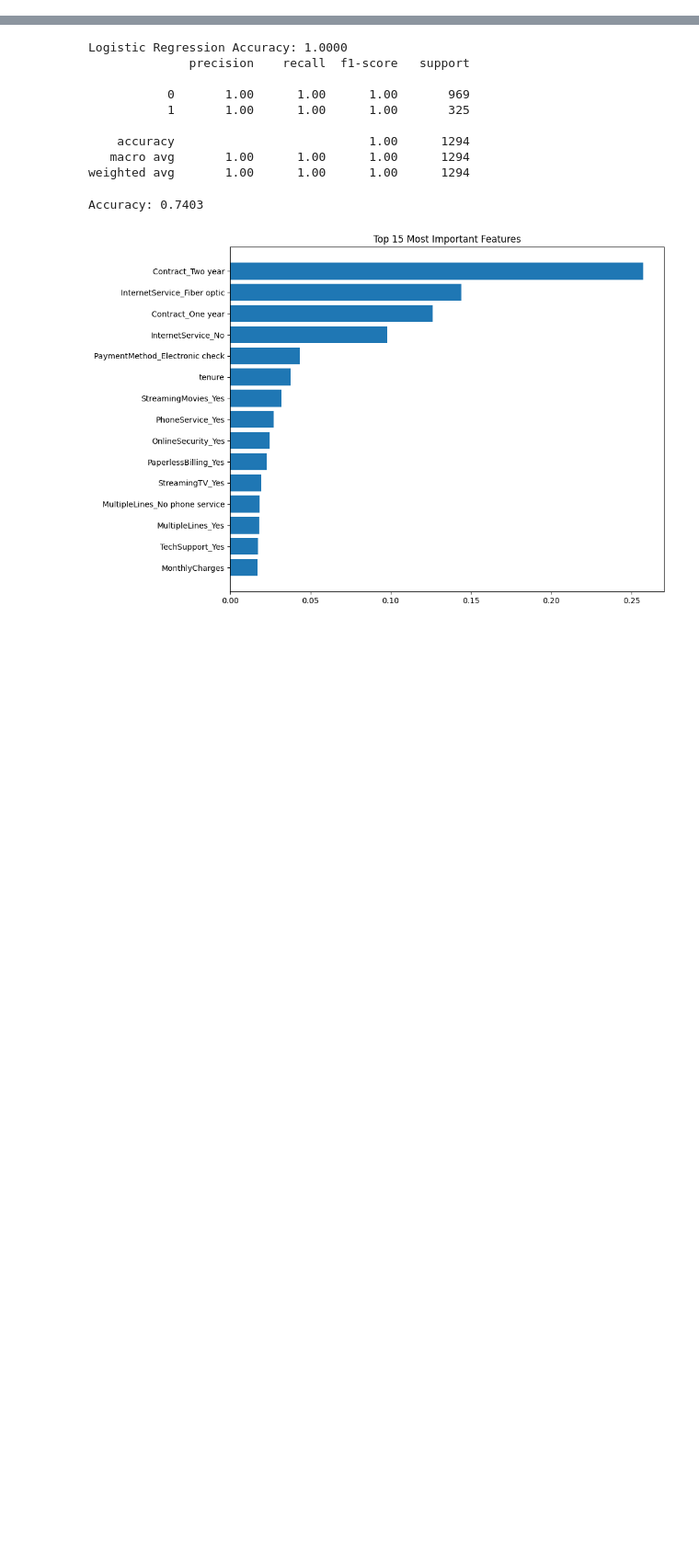
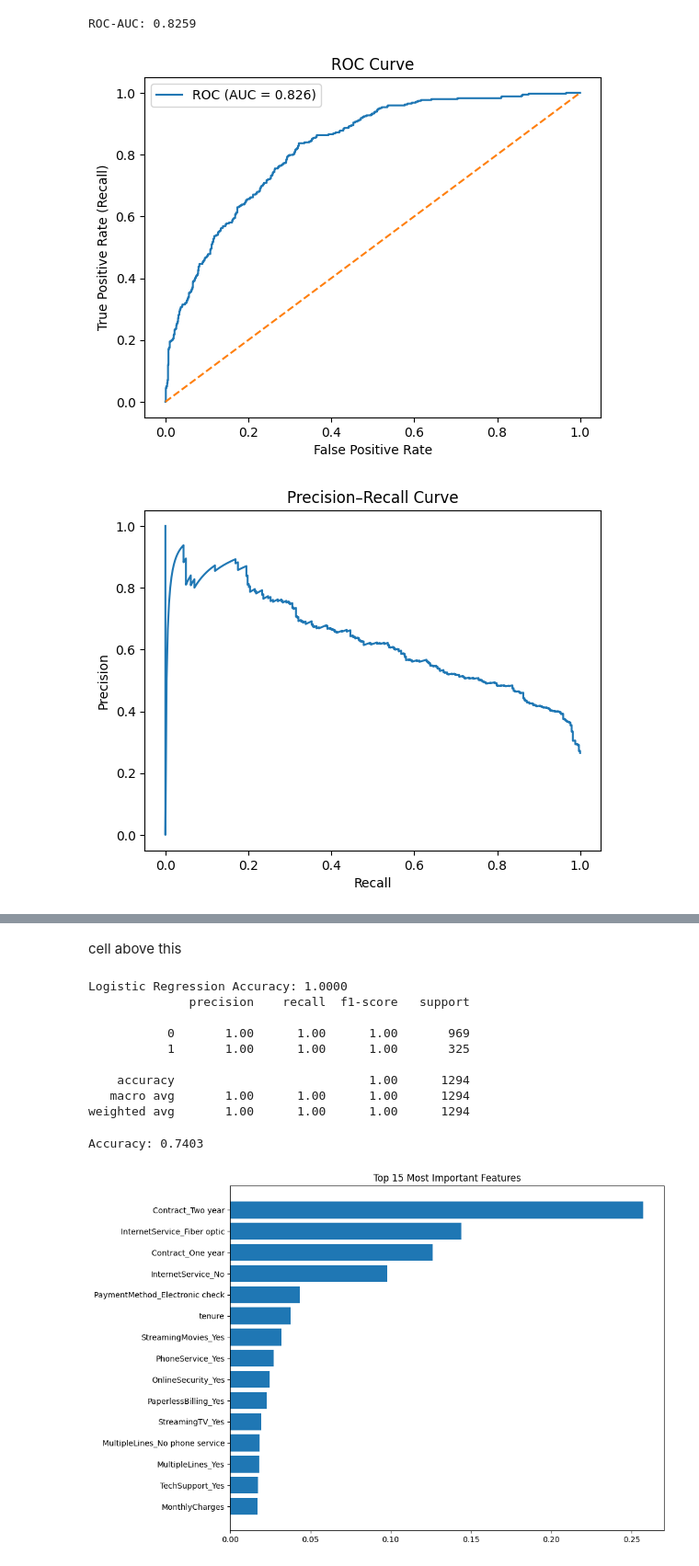
Before and after one commit to shantanu-urgunde-21/ml-dl_bootcamp_project1, a Jupyter notebook: xgboost.ipynb, the cells around one changed output, grey strips where cells are left out. Shown at 92% size. Saved outputs shown, nothing was run; the diff lists cells and outputs as text; code cells hidden in the pictures; blank space fills up the shorter version.

```diff
--- a/xgboost.ipynb
+++ b/xgboost.ipynb
@@ -59,0 +283,63 @@ KeyboardInterrupt:
+# %%
+from sklearn.metrics import roc_curve, precision_recall_curve, roc_auc_score
+import pandas as pd
+import numpy as np
+
+# -----------------------------------
+# Probabilities
+# -----------------------------------
+probs = model.predict_proba(xtest_scaled)[:, 1]
+
+# -----------------------------------
+# ROC metrics
+# -----------------------------------
+fpr, tpr, roc_thresholds = roc_curve(ytest, probs)
+roc_auc = roc_auc_score(ytest, probs)
+print(f"ROC-AUC: {roc_auc:.4f}")
+
+# -----------------------------------
+# Precision–Recall metrics
+# -----------------------------------
+precision, recall, pr_thresholds = precision_recall_curve(ytest, probs)
+# %% [output]
+ROC-AUC: 0.8259
+# %%
+import matplotlib.pyplot as plt
+import numpy as np
+
+# -----------------------------
+# ROC Curve
+# -----------------------------
+plt.figure()
+plt.plot(fpr, tpr, label=f"ROC (AUC = {roc_auc:.3f})")
+plt.plot([0, 1], [0, 1], linestyle="--")
+plt.xlabel("False Positive Rate")
+plt.ylabel("True Positive Rate (Recall)")
+plt.title("ROC Curve")
+plt.legend()
+plt.show()
+
+# -----------------------------
+# Precision–Recall Curve
+# -----------------------------
+plt.figure()
+plt.plot(recall, precision)
+plt.xlabel("Recall")
+plt.ylabel("Precision")
+plt.title("Precision–Recall Curve")
+plt.show()
+
+# -----------------------------
+# Precision / Recall vs Threshold
+# -----------------------------
+plt.figure()
+plt.plot(pr_thresholds, precision[:-1], label="Precision")
+plt.plot(pr_thresholds, recall[:-1], label="Recall")
+plt.xlabel("Threshold")
+plt.ylabel("Score")
+plt.title("Precision & Recall vs Threshold")
+plt.legend()
+plt.show()
+# %% [output]
+[figure, added]
+[figure, added]
@@ -60,3 +347,5 @@ KeyboardInterrupt:
+# %% [markdown]
+cell above this
 # %%
 import pandas as pd
 import numpy as np
```
Also changed, not shown: parts of 11 cells of this notebook.
